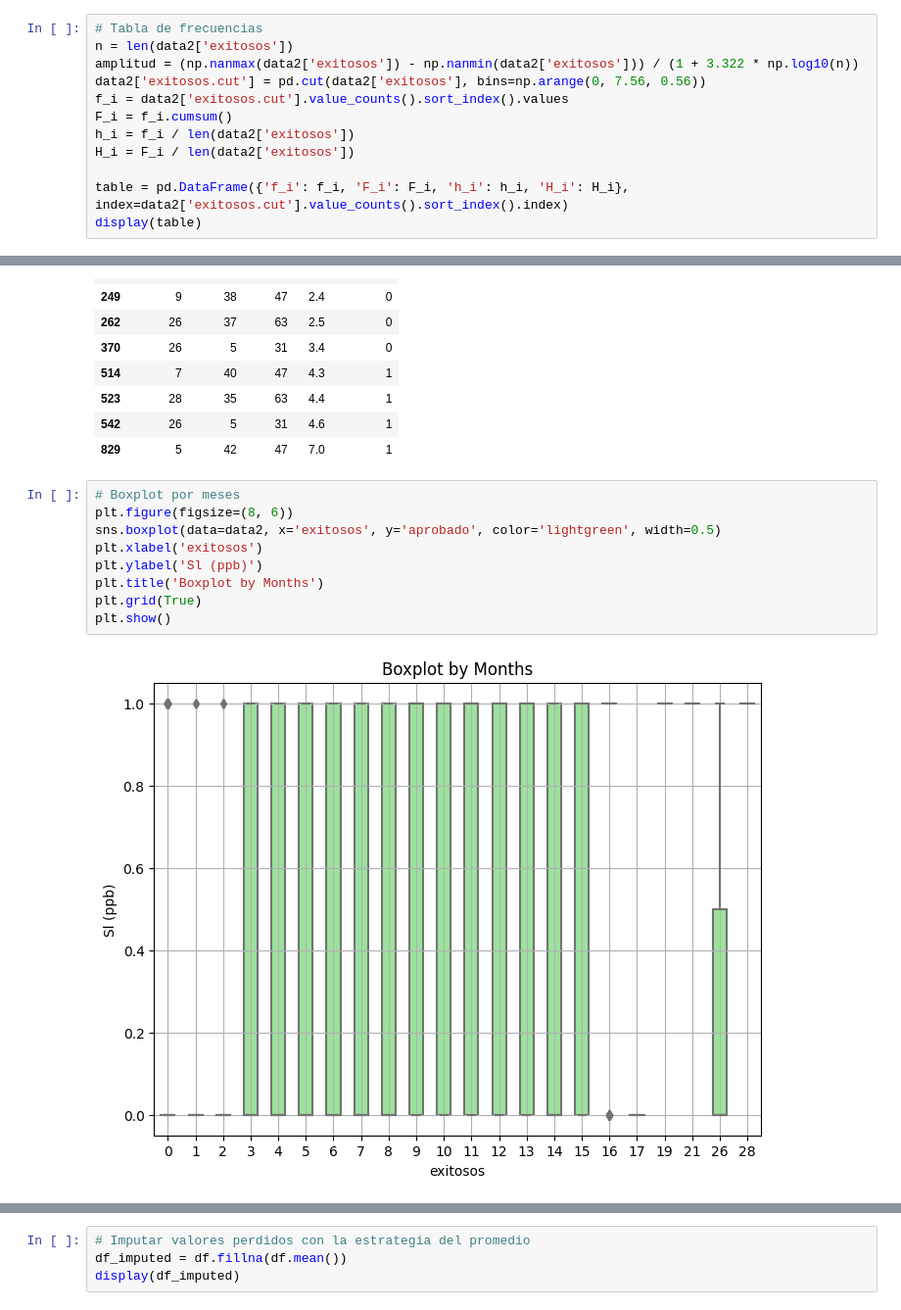
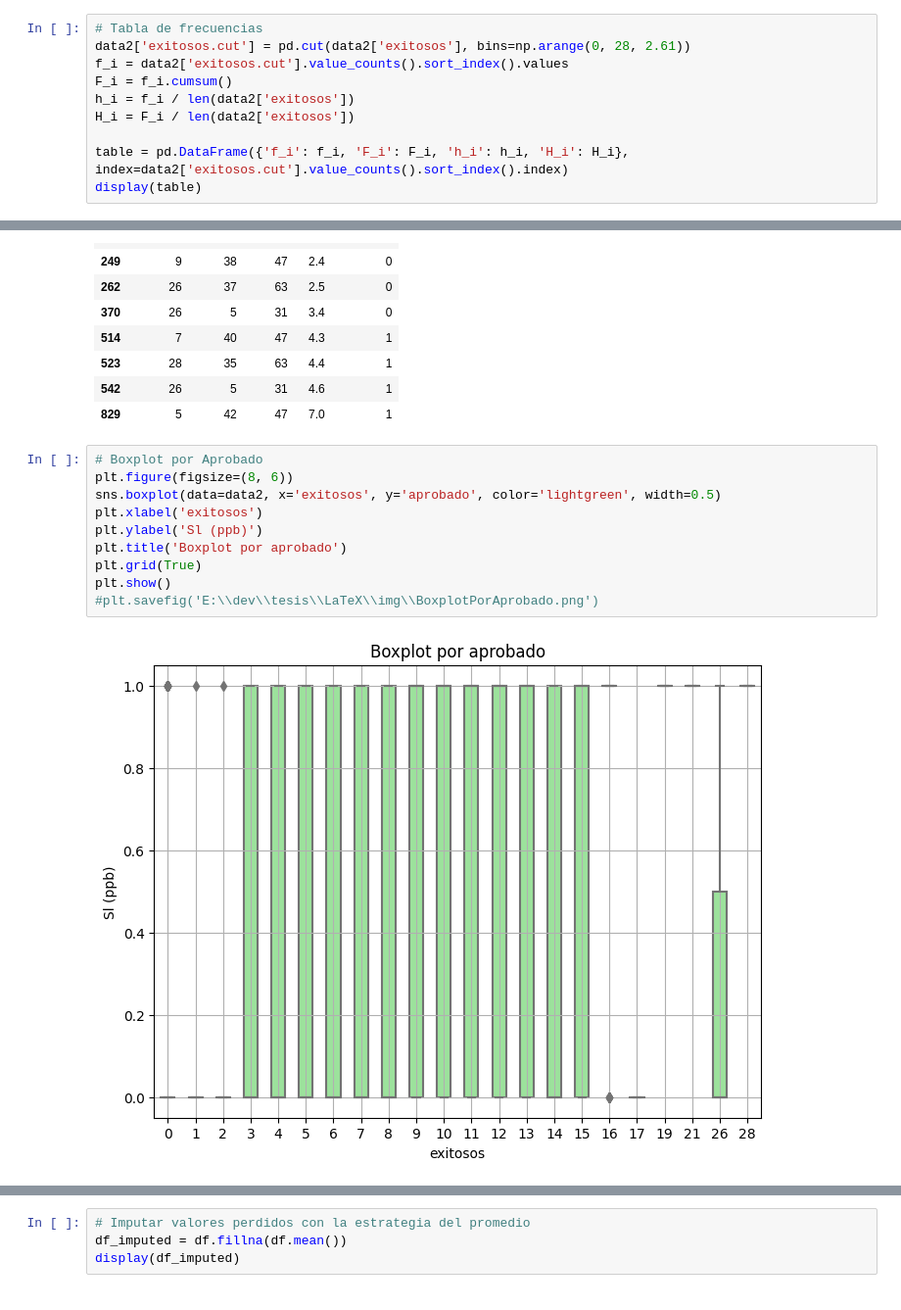
Before and after one commit to tonporaqui/tesis, a Jupyter notebook: jupyter_notebook/notebooks/analisis_datos.ipynb, the cells around one changed output, grey strips where cells are left out. Shown at 98% size. Cells and saved outputs as stored; diff of their text form.

```diff
--- a/jupyter_notebook/notebooks/analisis_datos.ipynb
+++ b/jupyter_notebook/notebooks/analisis_datos.ipynb
@@ -118,8 +157,6 @@ data2 = df.dropna()
 # %%
 # Tabla de frecuencias
-n = len(data2['exitosos'])
-amplitud = (np.nanmax(data2['exitosos']) - np.nanmin(data2['exitosos'])) / (1 + 3.322 * np.log10(n))
-data2['exitosos.cut'] = pd.cut(data2['exitosos'], bins=np.arange(0, 7.56, 0.56))
+data2['exitosos.cut'] = pd.cut(data2['exitosos'], bins=np.arange(0, 28, 2.61))
 f_i = data2['exitosos.cut'].value_counts().sort_index().values
 F_i = f_i.cumsum()
 h_i = f_i / len(data2['exitosos'])
@@ -242,16 +280,17 @@ display(outliers)
 | 542 | 26 | 5 | 31 | 4.6 | 1 |
 | 829 | 5 | 42 | 47 | 7.0 | 1 |
 # %%
-# Boxplot por meses
+# Boxplot por Aprobado
 plt.figure(figsize=(8, 6))
 sns.boxplot(data=data2, x='exitosos', y='aprobado', color='lightgreen', width=0.5)
 plt.xlabel('exitosos')
 plt.ylabel('Sl (ppb)')
-plt.title('Boxplot by Months')
+plt.title('Boxplot por aprobado')
 plt.grid(True)
 plt.show()
+#plt.savefig('E:\\dev\\tesis\\LaTeX\\img\\BoxplotPorAprobado.png')
 # %% [output]
-[figure, old version]
+[figure, new version]
 # %%
 # Análisis e imputación de datos faltantes
 missing_data = data2.isnull().sum()
```
Also changed, not shown: parts of 10 cells of this notebook, 19 other files.
